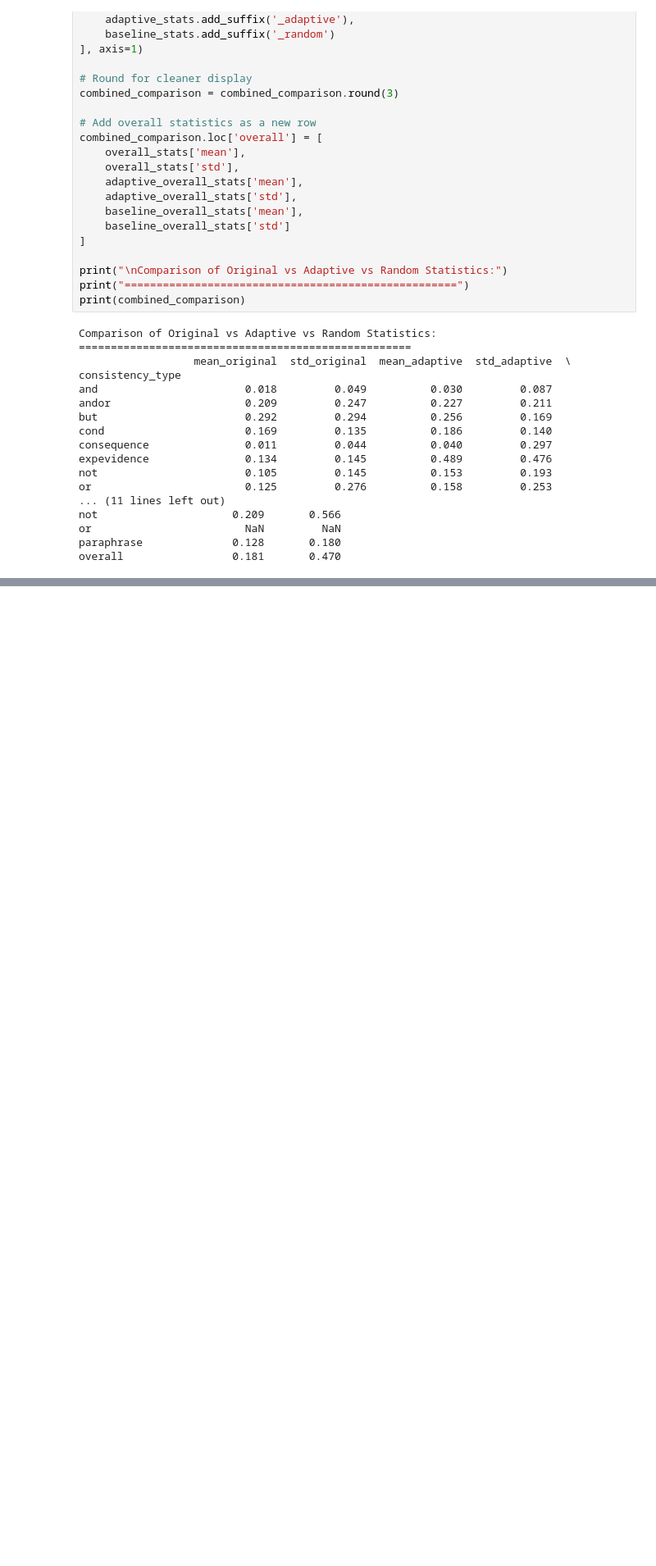
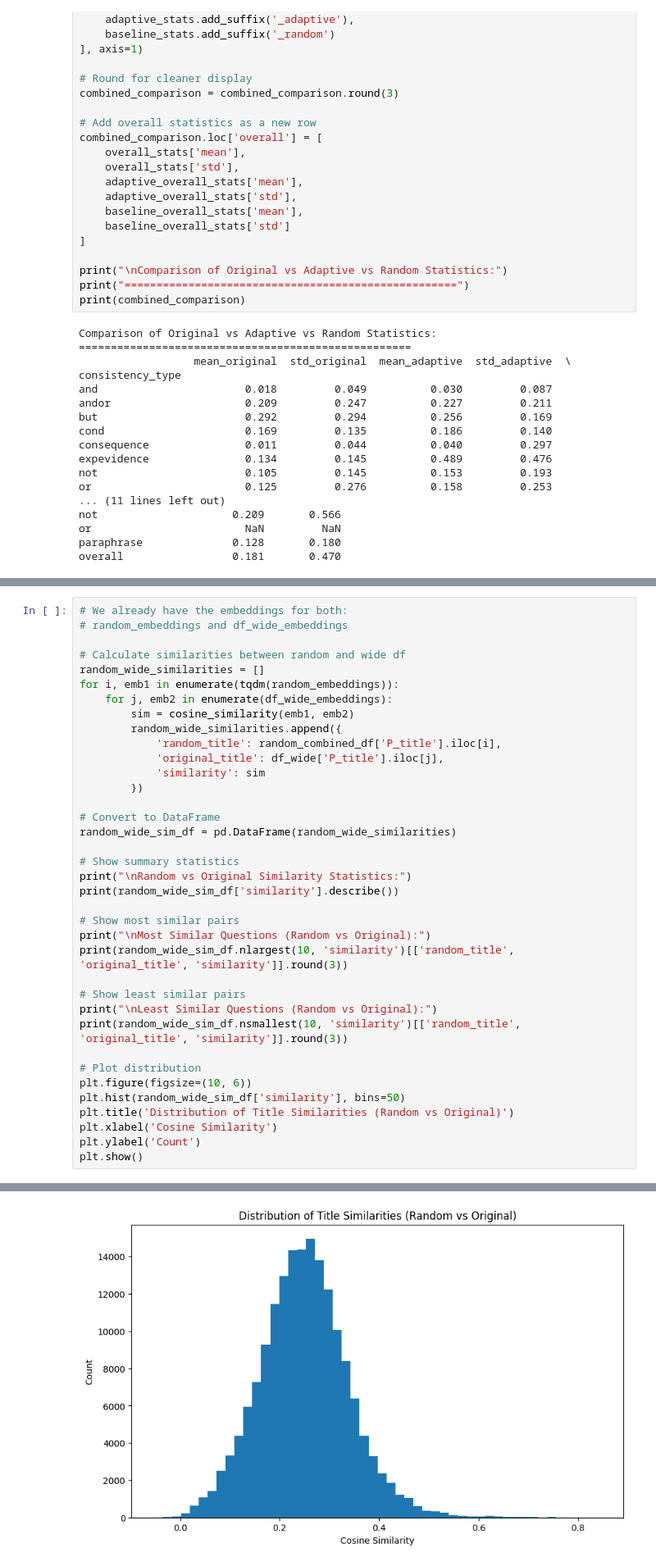
Before and after one commit to davisrbr/adaptive_evals, a Jupyter notebook: logs/consistency_logs_processing.ipynb, the cells around one changed output, grey strips where cells are left out. Shown: that part at 82% size. Saved outputs shown, nothing was run; the diff lists cells and outputs as text; blank space fills up the shorter version.

```diff
--- a/logs/consistency_logs_processing.ipynb
+++ b/logs/consistency_logs_processing.ipynb
@@ -585,0 +751,38 @@ plt.show()
+# %%
+# We already have the embeddings for both:
+# random_embeddings and df_wide_embeddings
+
+# Calculate similarities between random and wide df
+random_wide_similarities = []
+for i, emb1 in enumerate(tqdm(random_embeddings)):
+    for j, emb2 in enumerate(df_wide_embeddings):
+        sim = cosine_similarity(emb1, emb2)
+        random_wide_similarities.append({
+            'random_title': random_combined_df['P_title'].iloc[i],
+            'original_title': df_wide['P_title'].iloc[j],
+            'similarity': sim
+        })
+
+# Convert to DataFrame
+random_wide_sim_df = pd.DataFrame(random_wide_similarities)
+
+# Show summary statistics
+print("\nRandom vs Original Similarity Statistics:")
+print(random_wide_sim_df['similarity'].describe())
+
+# Show most similar pairs
+print("\nMost Similar Questions (Random vs Original):")
+print(random_wide_sim_df.nlargest(10, 'similarity')[['random_title', 'original_title', 'similarity']].round(3))
+
+# Show least similar pairs
+print("\nLeast Similar Questions (Random vs Original):")
+print(random_wide_sim_df.nsmallest(10, 'similarity')[['random_title', 'original_title', 'similarity']].round(3))
+
+# Plot distribution
+plt.figure(figsize=(10, 6))
+plt.hist(random_wide_sim_df['similarity'], bins=50)
+plt.title('Distribution of Title Similarities (Random vs Original)')
+plt.xlabel('Cosine Similarity')
+plt.ylabel('Count')
+plt.show()
+# %% [output]
@@ -585,0 +806 @@ plt.show()
+[figure, added]
```
Also changed, not shown: parts of 30 cells of this notebook, 38 other files.
